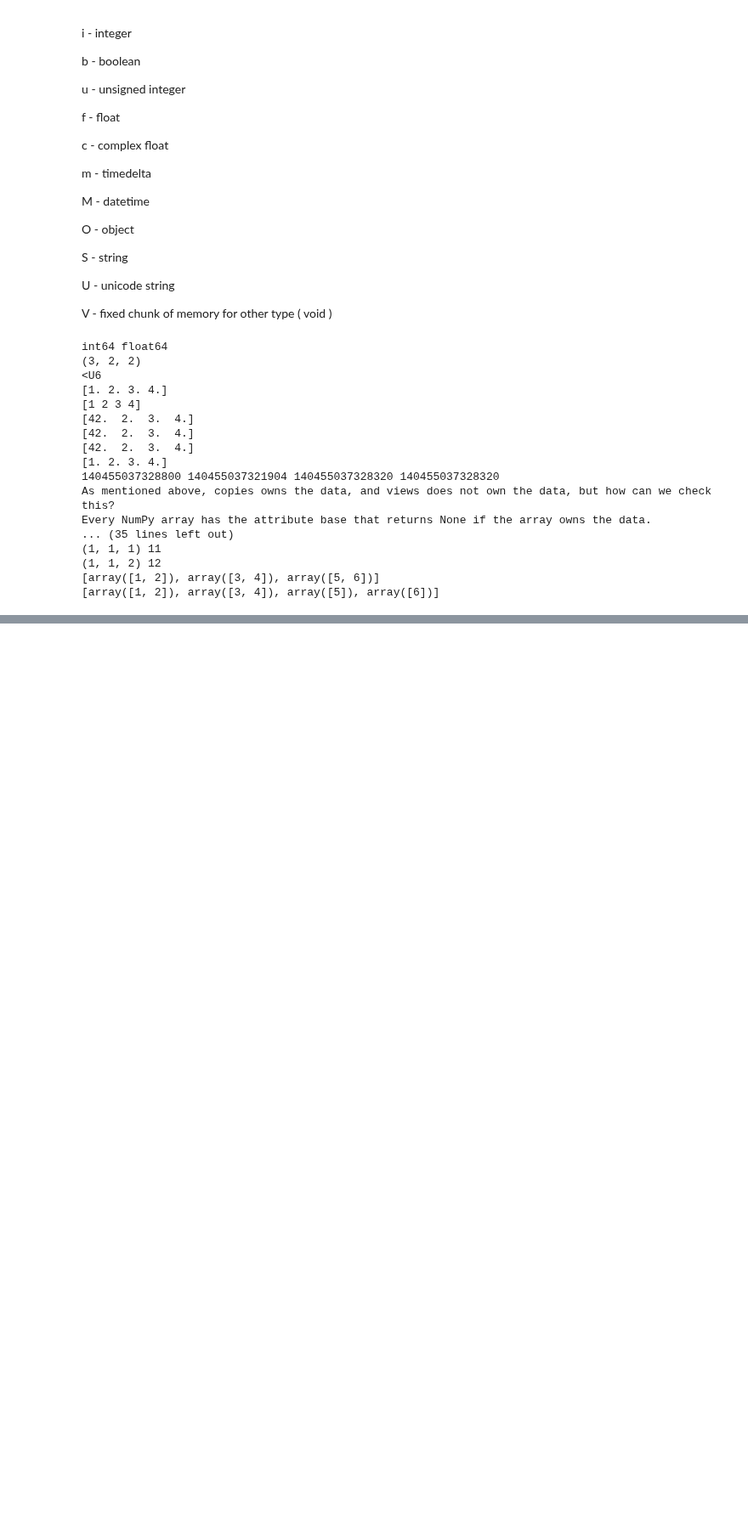
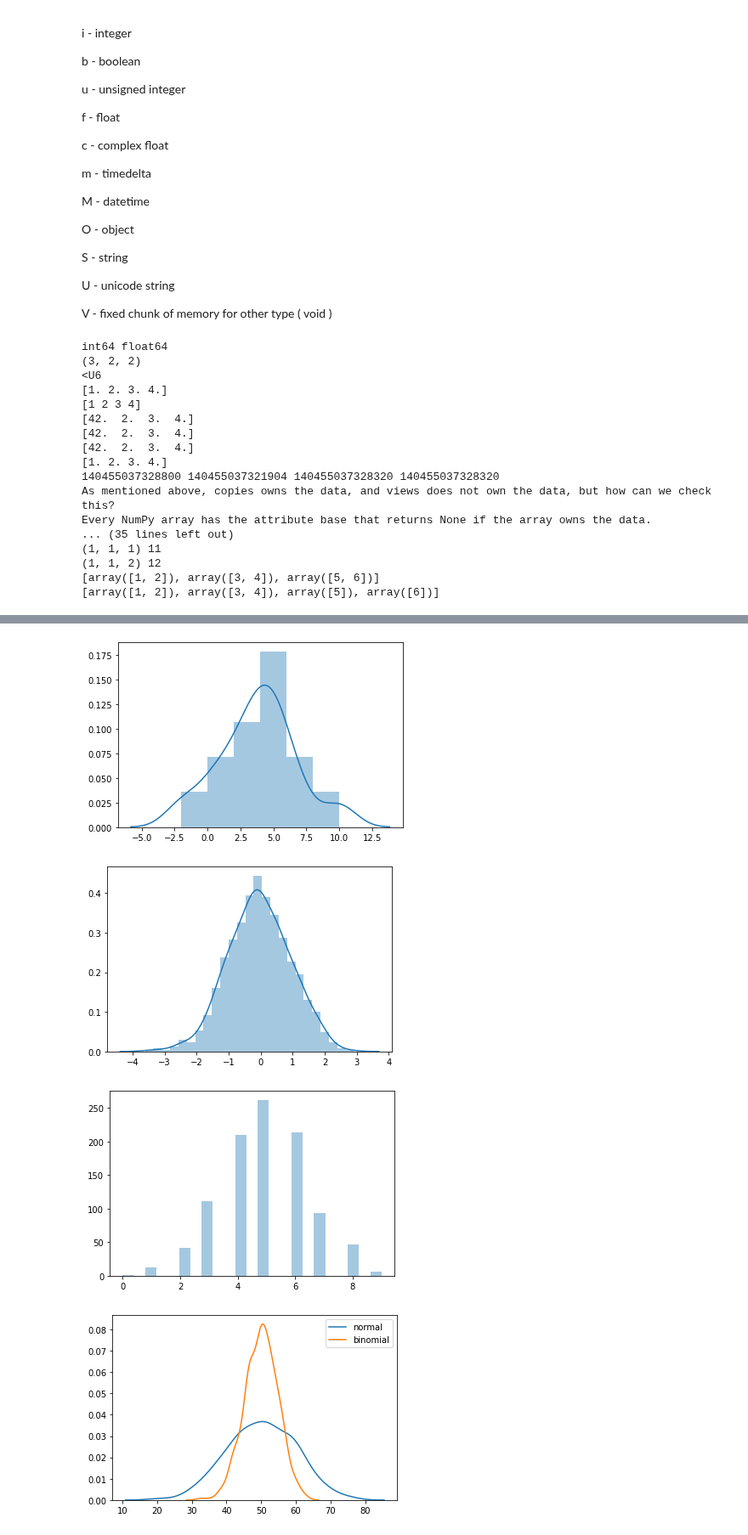
Before and after one commit to TzurV/TestMe, a Jupyter notebook: Learn20200514.ipynb, the cells around one changed output, grey strips where cells are left out. Shown at 85% size. Drawn from its saved outputs; the diff is of its cells as text; code cells hidden in the pictures; blank space fills up the shorter version.

```diff
--- a/Learn20200514.ipynb
+++ b/Learn20200514.ipynb
@@ -545,0 +611,26 @@ Every NumPy array has the attribute base that returns None if the array owns the
+# %%
+import matplotlib.pyplot as plt
+import seaborn as sns
+
+# Distplot stands for distribution plot, it takes as input an array and plots a curve corresponding to the distribution of points in the array.
+sns.distplot([-2, 0, 1, 2, 3, 4, 5,3 ,5 ,6,7,5,4,10 ])
+plt.show()
+
+#https://www.w3schools.com/python/numpy_random_normal.asp
+from numpy import random
+
+sns.distplot(random.normal(size=1000), hist=True)
+plt.show()
+
+sns.distplot(random.binomial(n=10, p=0.5, size=1000), hist=True, kde=False)
+plt.show()
+
+
+sns.distplot(random.normal(loc=50, scale=10, size=1000), hist=False, label='normal')
+sns.distplot(random.binomial(n=100, p=0.5, size=1000), hist=False, label='binomial')
+plt.show()
+# %% [output]
+[figure, added]
+[figure, added]
+[figure, added]
+[figure, added]
```
Also changed, not shown: parts of 3 cells of this notebook.
